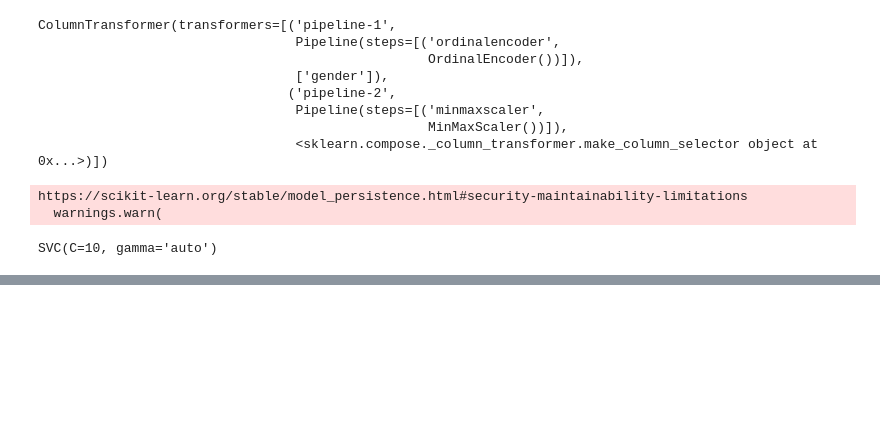
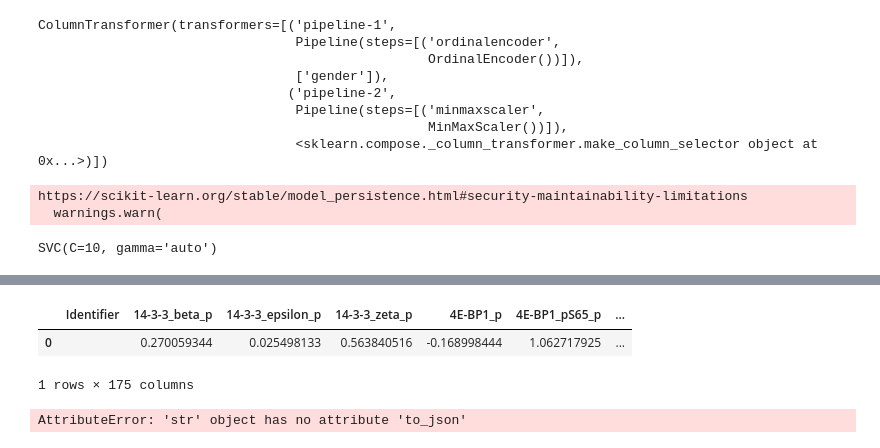
Before and after one commit to Klara-haas/brain_proteomics, a Jupyter notebook: api/jfschulz_notebooks/jfschulz_api.ipynb, the cells around one changed output, grey strips where cells are left out. Drawn from its saved outputs; the diff is of its cells as text; code cells hidden in the pictures; blank space fills up the shorter version.

```diff
--- a/api/jfschulz_notebooks/jfschulz_api.ipynb
+++ b/api/jfschulz_notebooks/jfschulz_api.ipynb
@@ -760,0 +765,20 @@ SVC(C=10, gamma='auto')
+# %%
+from io import StringIO
+#pd.read_csv(StringIO(decoded_str))
+
+rows = decoded_str.split('\n')
+
+# Split each row into columns
+data = [row.split(',') for row in rows]
+
+# Convert the data into a DataFrame
+df = pd.DataFrame(data[1:], columns=data[0])
+df
+# %% [output]
+|  | Identifier | 14-3-3_beta_p | 14-3-3_epsilon_p | 14-3-3_zeta_p | 4E-BP1_p | 4E-BP1_pS65_p | ... |
+| 0 |  | 0.270059344 | 0.025498133 | 0.563840516 | -0.168998444 | 1.062717925 | ... |
+1 rows × 175 columns
+# %%
+.to_json()
+# %% [output]
+AttributeError: 'str' object has no attribute 'to_json'
```
Also changed, not shown: parts of 4 cells of this notebook, 2 other files.
